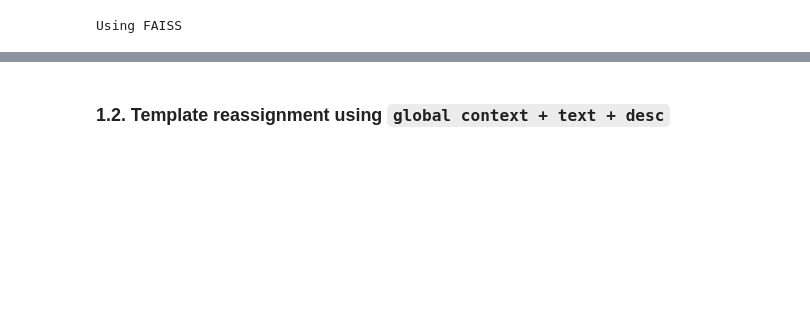
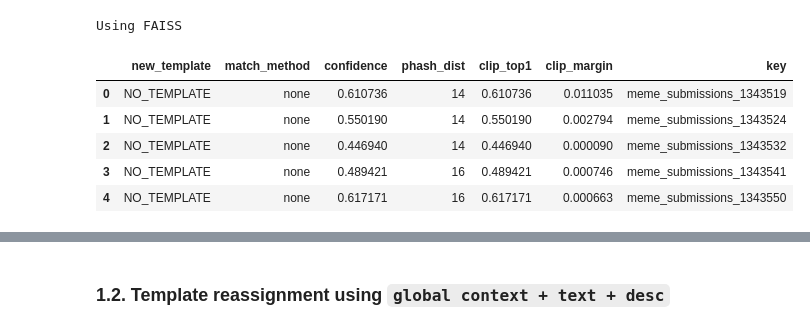
Before and after one commit to huysuy05/To_Meme_Or_Not_To_Meme, a Jupyter notebook: template_reassignment.ipynb, the cells around one changed output, grey strips where cells are left out. Cells and saved outputs as stored; diff of their text form; code cells hidden in the pictures; blank space fills up the shorter version.

```diff
--- a/template_reassignment.ipynb
+++ b/template_reassignment.ipynb
@@ -428,23 +426,30 @@ def assign_template(path: Path):
         "clip_margin": margin,
     }
 # %%
-# preds = []
-# for r in tqdm(unknown_df.itertuples(index=False), total=len(unknown_df), desc="Matching NO_TEMPLATE"):
-#     try:
-#         p = Path(r.image_path)
-#         out = assign_template(p)
-#         out[KEY_COL] = getattr(r, KEY_COL)
-#         preds.append(out)
-#     except Exception:
-#         preds.append({
-#             KEY_COL: getattr(r, KEY_COL),
-#             "new_template": NO_TEMPLATE,
-#             "match_method": "error",
-#             "confidence": np.nan,
-#             "phash_dist": np.nan,
-#             "clip_top1": np.nan,
-#             "clip_margin": np.nan,
-#         })
+preds = []
+for r in tqdm(unknown_df.itertuples(index=False), total=len(unknown_df), desc="Matching NO_TEMPLATE"):
+    try:
+        p = Path(r.image_path)
+        out = assign_template(p)
+        out[KEY_COL] = getattr(r, KEY_COL)
+        preds.append(out)
+    except Exception:
+        preds.append({
+            KEY_COL: getattr(r, KEY_COL),
+            "new_template": NO_TEMPLATE,
+            "match_method": "error",
+            "confidence": np.nan,
+            "phash_dist": np.nan,
+            "clip_top1": np.nan,
+            "clip_margin": np.nan,
+        })
 
-# pred_df = pd.DataFrame(preds)
-# pred_df.head()
+pred_df = pd.DataFrame(preds)
+pred_df.head()
+# %% [output]
+|  | new_template | match_method | confidence | phash_dist | clip_top1 | clip_margin | key |
+| 0 | NO_TEMPLATE | none | 0.610736 | 14 | 0.610736 | 0.011035 | meme_submissions_1343519 |
+| 1 | NO_TEMPLATE | none | 0.550190 | 14 | 0.550190 | 0.002794 | meme_submissions_1343524 |
+| 2 | NO_TEMPLATE | none | 0.446940 | 14 | 0.446940 | 0.000090 | meme_submissions_1343532 |
+| 3 | NO_TEMPLATE | none | 0.489421 | 16 | 0.489421 | 0.000746 | meme_submissions_1343541 |
+| 4 | NO_TEMPLATE | none | 0.617171 | 16 | 0.617171 | 0.000663 | meme_submissions_1343550 |
```
Also changed, not shown: parts of 6 cells of this notebook, 1 other file.
